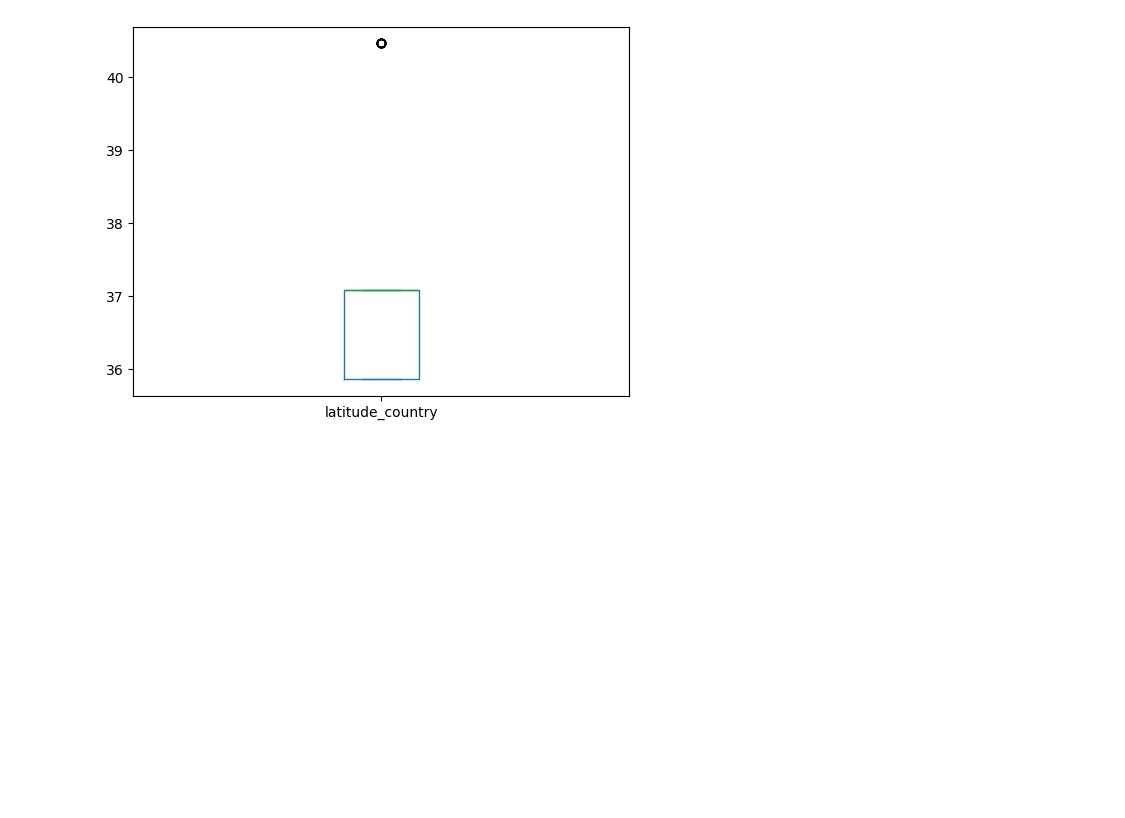
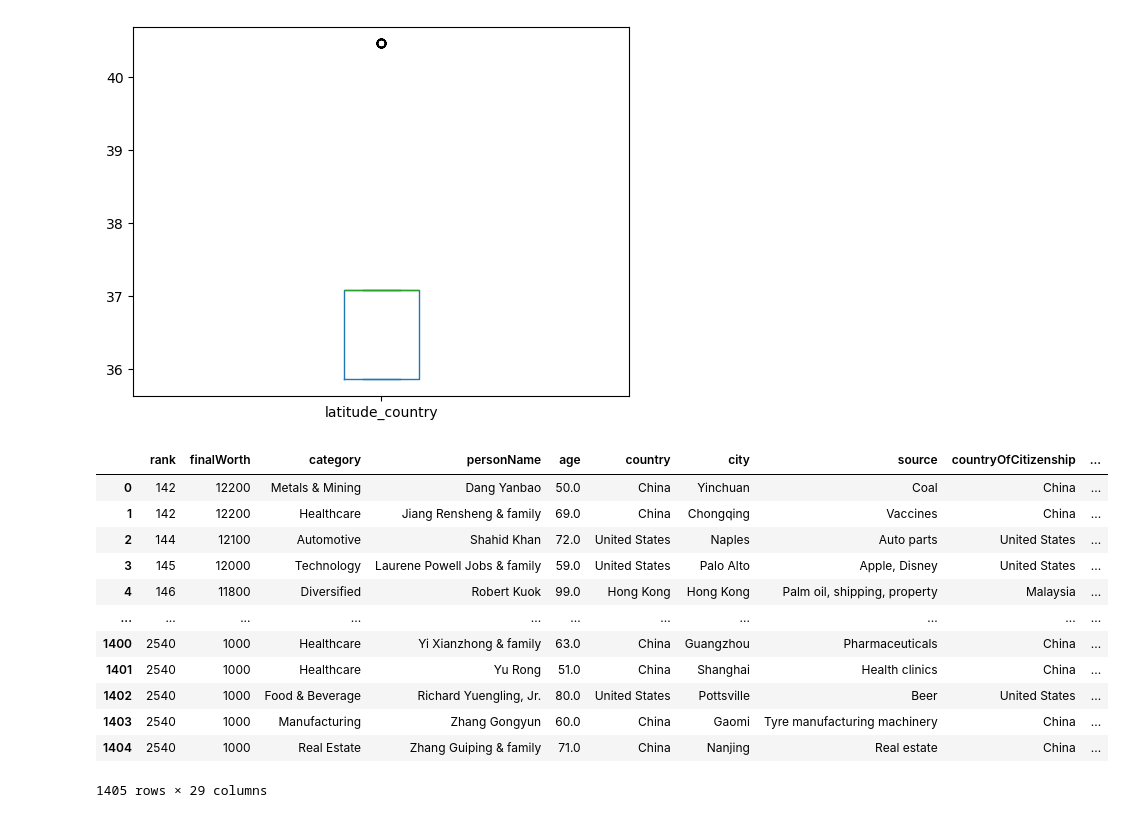
Before and after one commit to ShadowrunnerLeon/ML-Notebooks, a Jupyter notebook: billion.ipynb, the cells around one changed output. Cells and saved outputs as stored; diff of their text form; code cells hidden in the pictures; blank space fills up the shorter version.

```diff
--- a/billion.ipynb
+++ b/billion.ipynb
@@ -411,0 +414,16 @@ data.to_csv("after_clear_outliers.csv")
+# %%
+data
+# %% [output]
+|  | rank | finalWorth | category | personName | age | country | city | source | countryOfCitizenship | ... |
+| 0 | 142 | 12200 | Metals & Mining | Dang Yanbao | 50.0 | China | Yinchuan | Coal | China | ... |
+| 1 | 142 | 12200 | Healthcare | Jiang Rensheng & family | 69.0 | China | Chongqing | Vaccines | China | ... |
+| 2 | 144 | 12100 | Automotive | Shahid Khan | 72.0 | United States | Naples | Auto parts | United States | ... |
+| 3 | 145 | 12000 | Technology | Laurene Powell Jobs & family | 59.0 | United States | Palo Alto | Apple, Disney | United States | ... |
+| 4 | 146 | 11800 | Diversified | Robert Kuok | 99.0 | Hong Kong | Hong Kong | Palm oil, shipping, property | Malaysia | ... |
+| ... | ... | ... | ... | ... | ... | ... | ... | ... | ... | ... |
+| 1400 | 2540 | 1000 | Healthcare | Yi Xianzhong & family | 63.0 | China | Guangzhou | Pharmaceuticals | China | ... |
+| 1401 | 2540 | 1000 | Healthcare | Yu Rong | 51.0 | China | Shanghai | Health clinics | China | ... |
+| 1402 | 2540 | 1000 | Food & Beverage | Richard Yuengling, Jr. | 80.0 | United States | Pottsville | Beer | United States | ... |
+| 1403 | 2540 | 1000 | Manufacturing | Zhang Gongyun | 60.0 | China | Gaomi | Tyre manufacturing machinery | China | ... |
+| 1404 | 2540 | 1000 | Real Estate | Zhang Guiping & family | 71.0 | China | Nanjing | Real estate | China | ... |
+1405 rows × 29 columns
```
Also changed, not shown: parts of 13 cells of this notebook.
